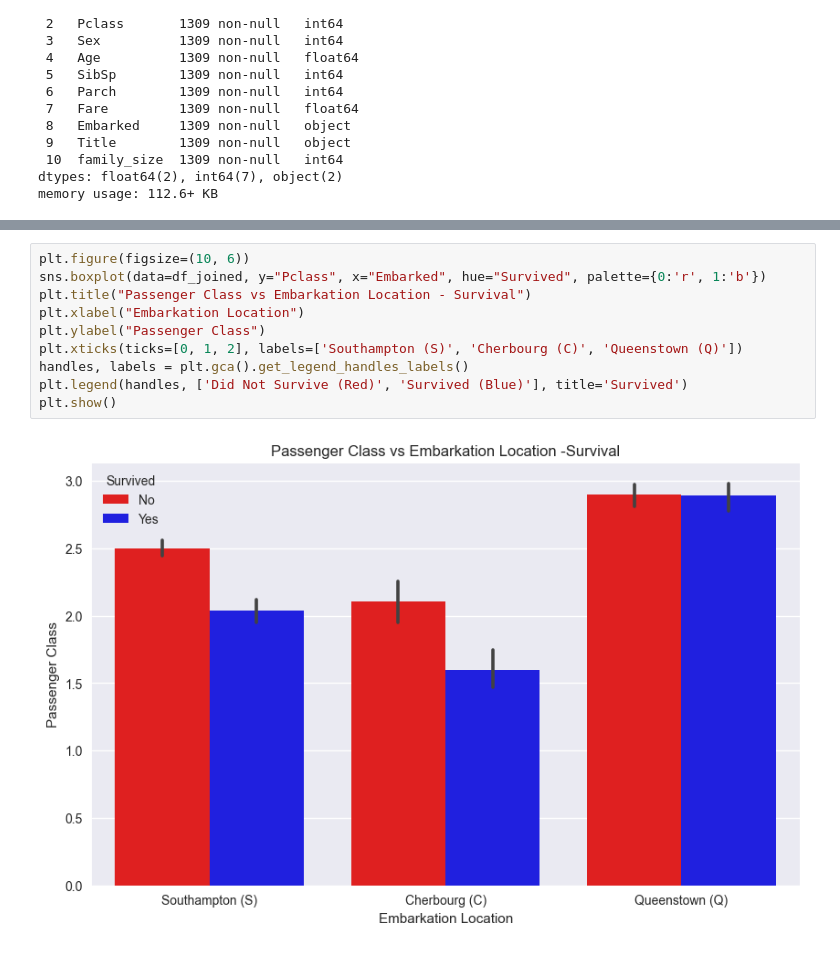
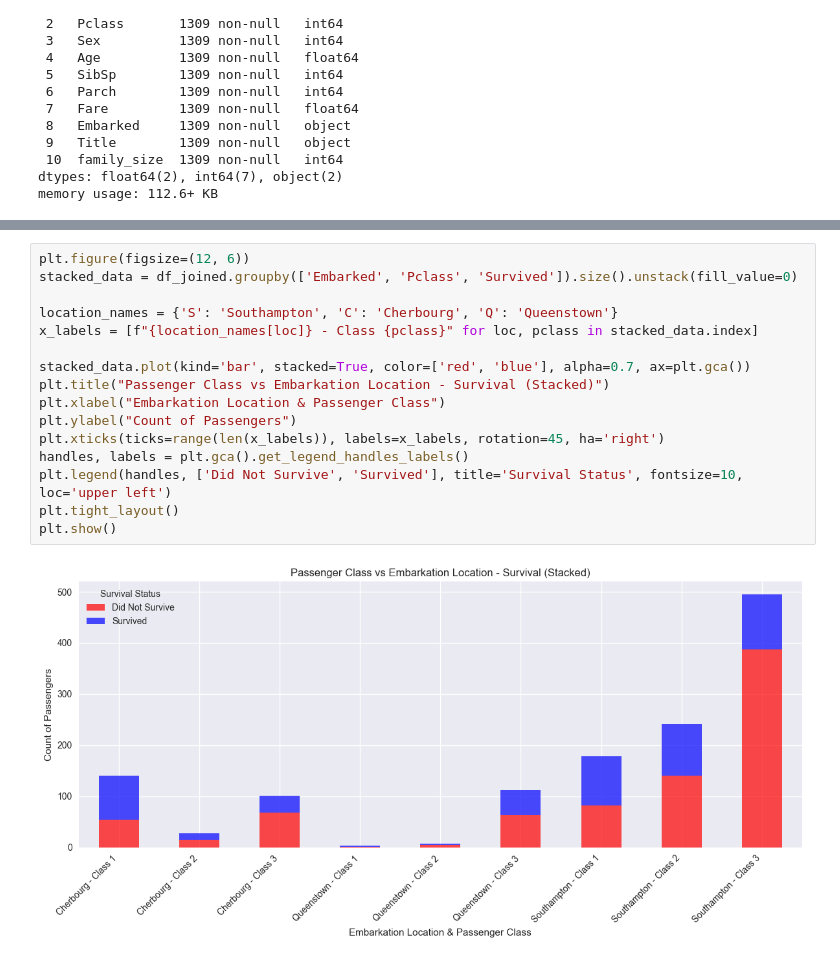
Before and after one commit to aidan-kleinman-2026/DATA6550-Visualization, a Jupyter notebook: Code/Price/PriceA_GroupProjectTitanic.ipynb, the cells around one changed output, grey strips where cells are left out. Cells and saved outputs as stored; diff of their text form.

Commit message:
another visualization and updated notebook

```diff
--- a/Code/Price/PriceA_GroupProjectTitanic.ipynb
+++ b/Code/Price/PriceA_GroupProjectTitanic.ipynb
@@ -332,12 +332,18 @@ plt.show()
 # %%
-plt.figure(figsize=(10, 6))
-sns.boxplot(data=df_joined, y="Pclass", x="Embarked", hue="Survived", palette={0:'r', 1:'b'})
-plt.title("Passenger Class vs Embarkation Location - Survival")
-plt.xlabel("Embarkation Location")
-plt.ylabel("Passenger Class")
-plt.xticks(ticks=[0, 1, 2], labels=['Southampton (S)', 'Cherbourg (C)', 'Queenstown (Q)'])
+plt.figure(figsize=(12, 6))
+stacked_data = df_joined.groupby(['Embarked', 'Pclass', 'Survived']).size().unstack(fill_value=0)
+
+location_names = {'S': 'Southampton', 'C': 'Cherbourg', 'Q': 'Queenstown'}
+x_labels = [f"{location_names[loc]} - Class {pclass}" for loc, pclass in stacked_data.index]
+
+stacked_data.plot(kind='bar', stacked=True, color=['red', 'blue'], alpha=0.7, ax=plt.gca())
+plt.title("Passenger Class vs Embarkation Location - Survival (Stacked)")
+plt.xlabel("Embarkation Location & Passenger Class")
+plt.ylabel("Count of Passengers")
+plt.xticks(ticks=range(len(x_labels)), labels=x_labels, rotation=45, ha='right')
 handles, labels = plt.gca().get_legend_handles_labels()
-plt.legend(handles, ['Did Not Survive (Red)', 'Survived (Blue)'], title='Survived')
+plt.legend(handles, ['Did Not Survive', 'Survived'], title='Survival Status', fontsize=10, loc='upper left')
+plt.tight_layout()
 plt.show()
 # %% [output]
-[figure, old version]
+[figure, new version]
```
Also changed, not shown: parts of 3 cells of this notebook, 1 other file.
